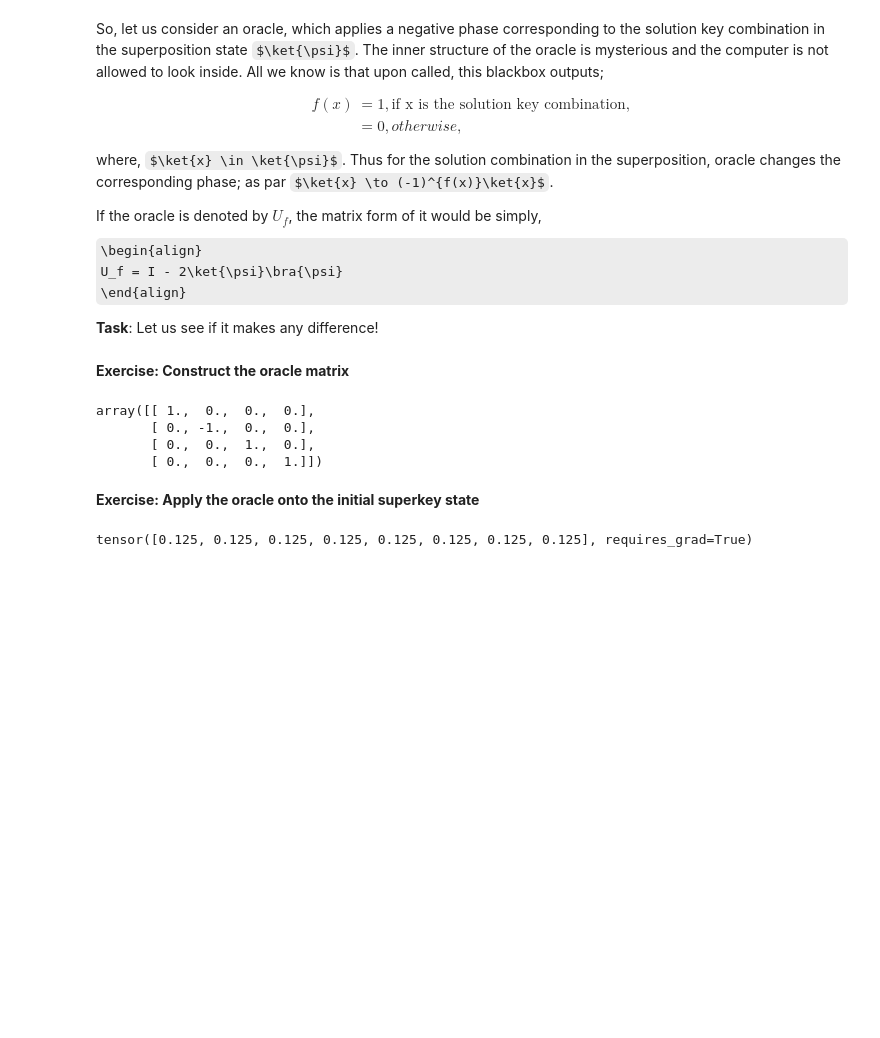
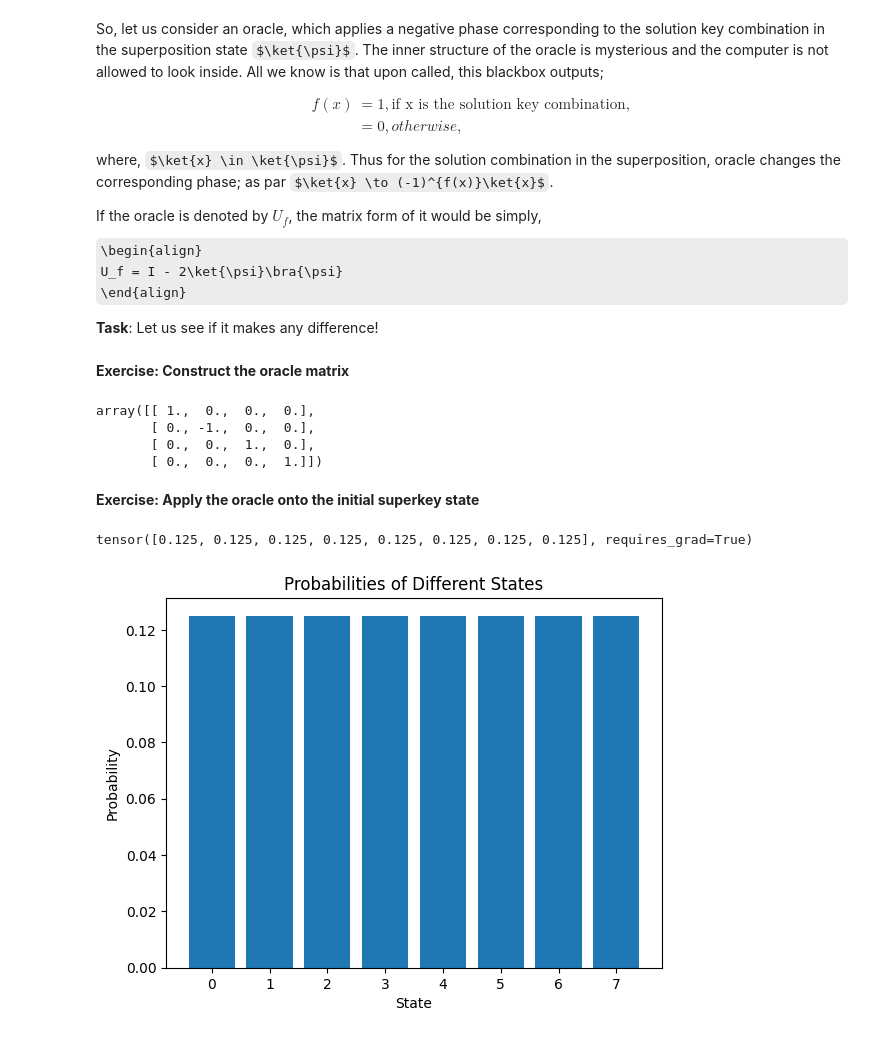
Before and after one commit to mainak-bhattacharyya/QuCIS_outreach, a Jupyter notebook: nptel_jun'24/tutorial_day3/intro_algorithms.ipynb, the cells around one changed output. Drawn from its saved outputs; the diff is of its cells as text; code cells hidden in the pictures; some formulas as TeX source; blank space fills up the shorter version.

```diff
--- a/nptel_jun'24/tutorial_day3/intro_algorithms.ipynb
+++ b/nptel_jun'24/tutorial_day3/intro_algorithms.ipynb
@@ -152,6 +156,21 @@ def apply_oracle_circuit(combination: list[int]):
     return qml.probs(wires=range(n))
 # %%
 # Execute
-apply_oracle_circuit(secret_key)
+probs = apply_oracle_circuit(secret_key)
+probs
 # %% [output]
 tensor([0.125, 0.125, 0.125, 0.125, 0.125, 0.125, 0.125, 0.125], requires_grad=True)
+# %%
+# Plot the probability of each state
+
+# Import plotting module matplotlib
+import matplotlib.pyplot as plt
+
+plt.bar(range(2**n), probs)
+plt.xlabel('State')
+plt.ylabel('Probability')
+plt.title('Probabilities of Different States')
+# plt.xticks(range(2**n), ['00', '01', '10', '11'])
+plt.show()
+# %% [output]
+[figure, added]
```
Also changed, not shown: parts of 8 cells of this notebook, 1 other file.
